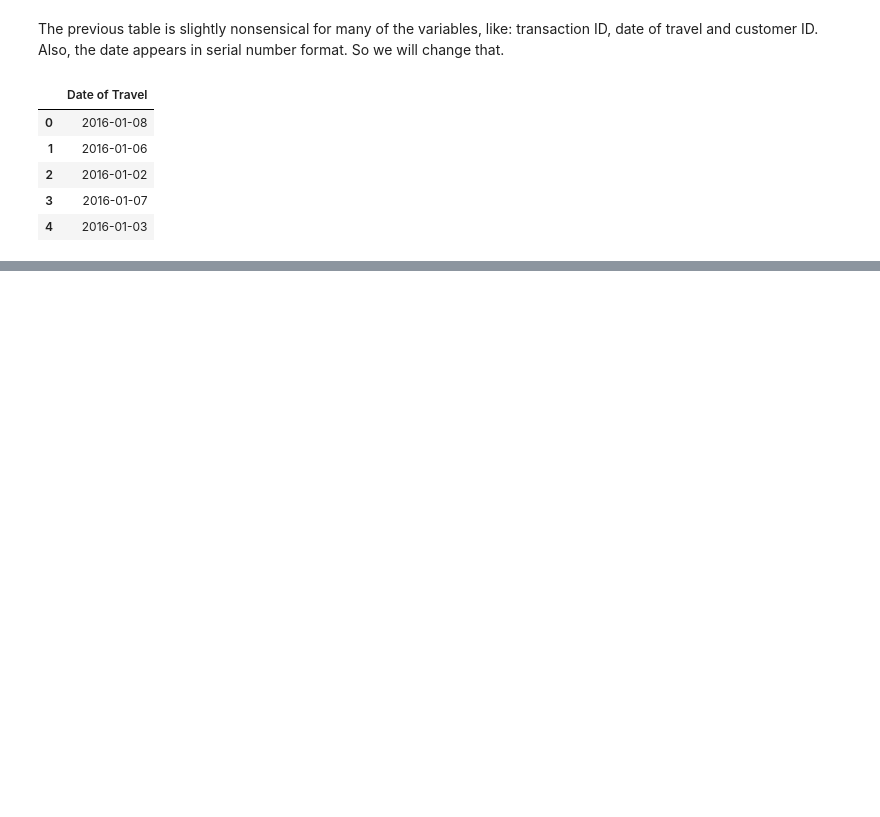
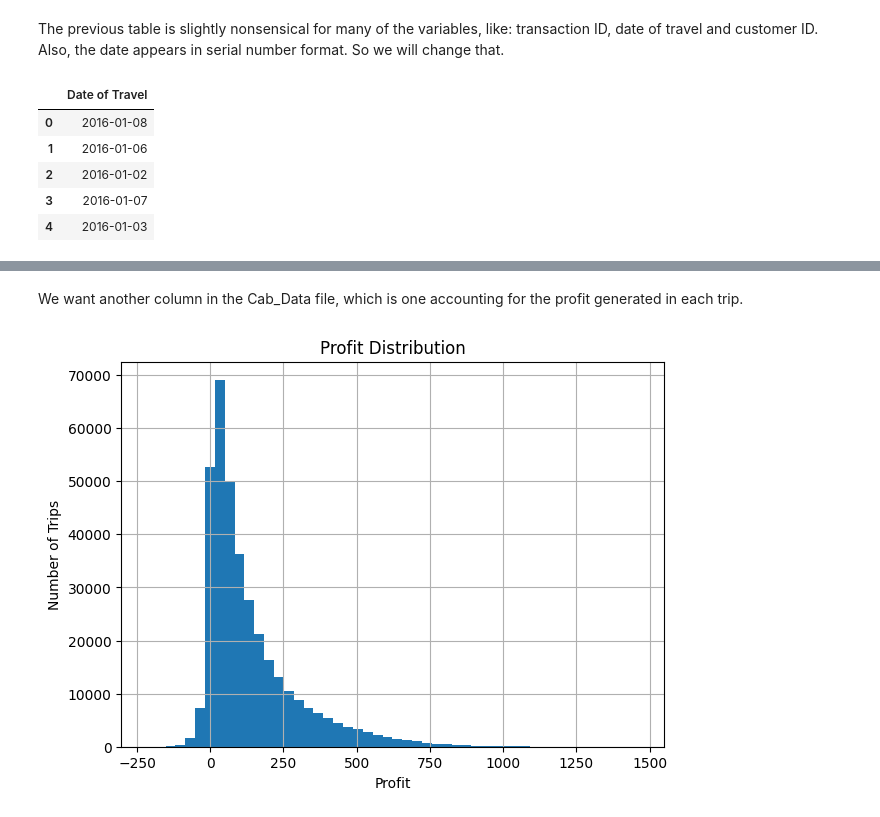
Before and after one commit to gonzalocancio/dataGlacier, a Jupyter notebook: week2/Untitled.ipynb, the cells around one changed output, grey strips where cells are left out. Drawn from its saved outputs; the diff is of its cells as text; code cells hidden in the pictures; blank space fills up the shorter version.

```diff
--- a/week2/Untitled.ipynb
+++ b/week2/Untitled.ipynb
@@ -292,0 +330,15 @@ cab_data[['Date of Travel']].head()
+# %% [markdown]
+We want another column in the Cab_Data file, which is one accounting for the profit generated in each trip.
+# %%
+# Create a new column 'Profit' which is Price Charged minus Cost of Trip
+cab_data['Profit'] = cab_data['Price Charged'] - cab_data['Cost of Trip']
+
+# Plot histogram for the 'Profit' column
+plt.figure(figsize=(7, 5))
+cab_data['Profit'].hist(bins=50)
+plt.title('Profit Distribution')
+plt.xlabel('Profit')
+plt.ylabel('Number of Trips')
+plt.show()
+# %% [output]
+[figure, added]
```
Also changed, not shown: parts of 41 cells of this notebook, 1 other file.
